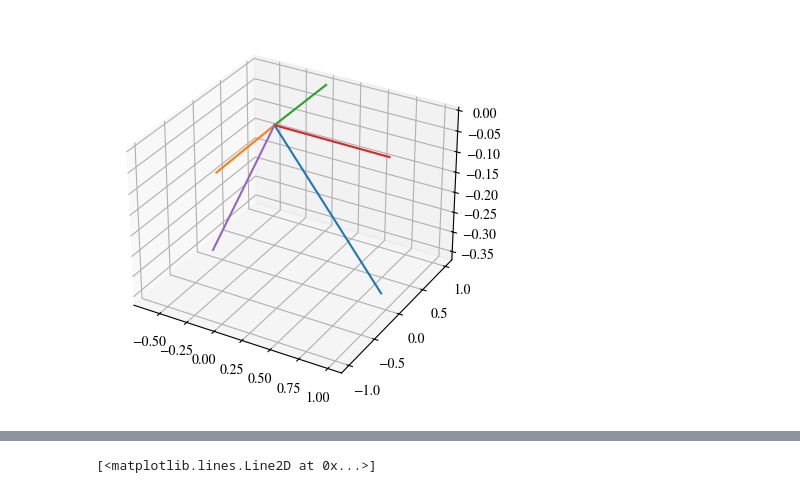
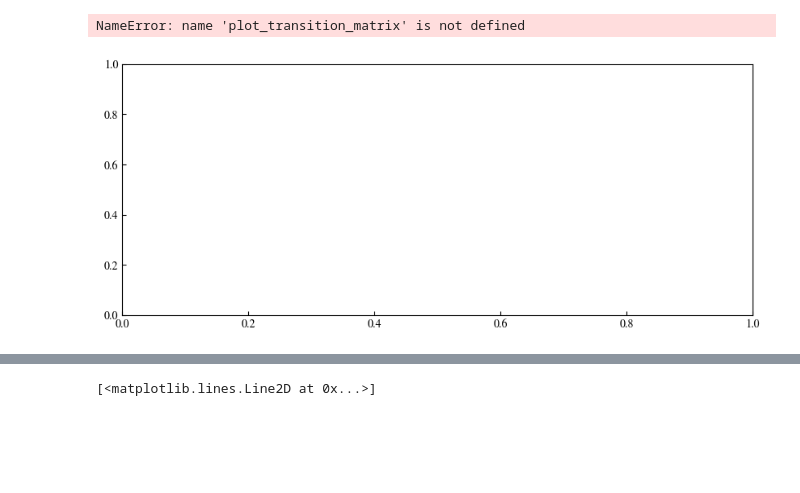
Before and after one commit to HugoLeRoy94/ClusterAnalysis, a Jupyter notebook: unit_test/test_embedding_toy_model.ipynb, the cells around one changed output, grey strips where cells are left out. Drawn from its saved outputs; the diff is of its cells as text; code cells hidden in the pictures; blank space fills up the shorter version.

```diff
--- a/unit_test/test_embedding_toy_model.ipynb
+++ b/unit_test/test_embedding_toy_model.ipynb
@@ -140,13 +126,10 @@ voronoi_plot_2d(vor, ax=ax, show_points = False, show_vertices=False, line_color
 # %%
-#ax = plt.subplot(projection="3d")
-#speed, theta,torsion = emb.cluster_centers_[78][0::3],emb.cluster_centers_[78][1::3],emb.cluster_centers_[78][2::3]
-#traj = reconstruct_trajectory_from_angles(np.array([speed,theta,torsion]).T)
-#ax.plot(traj[:,0],traj[:,1],traj[:,2])
+emb.make_transition_matrix(tau=1)
+fig, axs = plt.subplots(1, 1, figsize=(10, 4))
+plot_transition_matrix(emb.P, ax=axs)
+#plot_distribution(emb.pi, ax=axs[1])
+plt.tight_layout()
+#plt.savefig('transition_matrix.svg',transparent=True,bbox_inches='tight')
+# %% [output]
+NameError: name 'plot_transition_matrix' is not defined
+[figure, added]
-# %%
-ax = plt.subplot(projection="3d")
-for i in range(emb.cluster_centers_.shape[0]):
-    speed, theta,torsion = emb.cluster_centers_[i][0::3],emb.cluster_centers_[i][1::3],emb.cluster_centers_[i][2::3]
-    traj = reconstruct_trajectory_from_angles(np.array([speed,theta,torsion]).T)
-    ax.plot(traj[:,0],traj[:,1],traj[:,2])
-# %% [output]
-[figure, removed]
```
Also changed, not shown: parts of 15 cells of this notebook, 2 other files.
